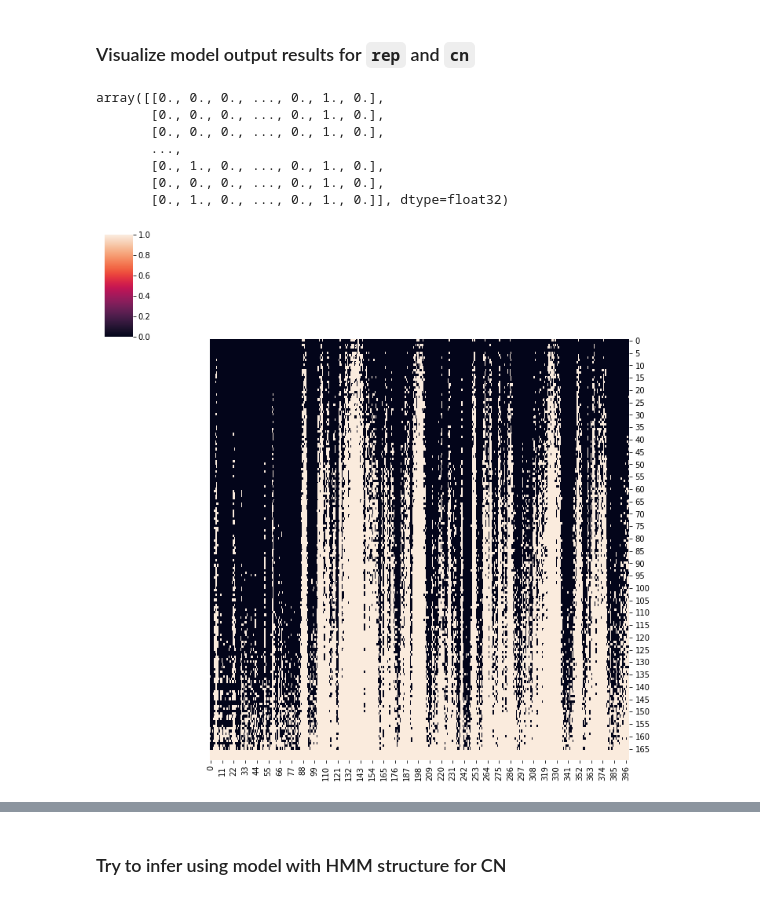
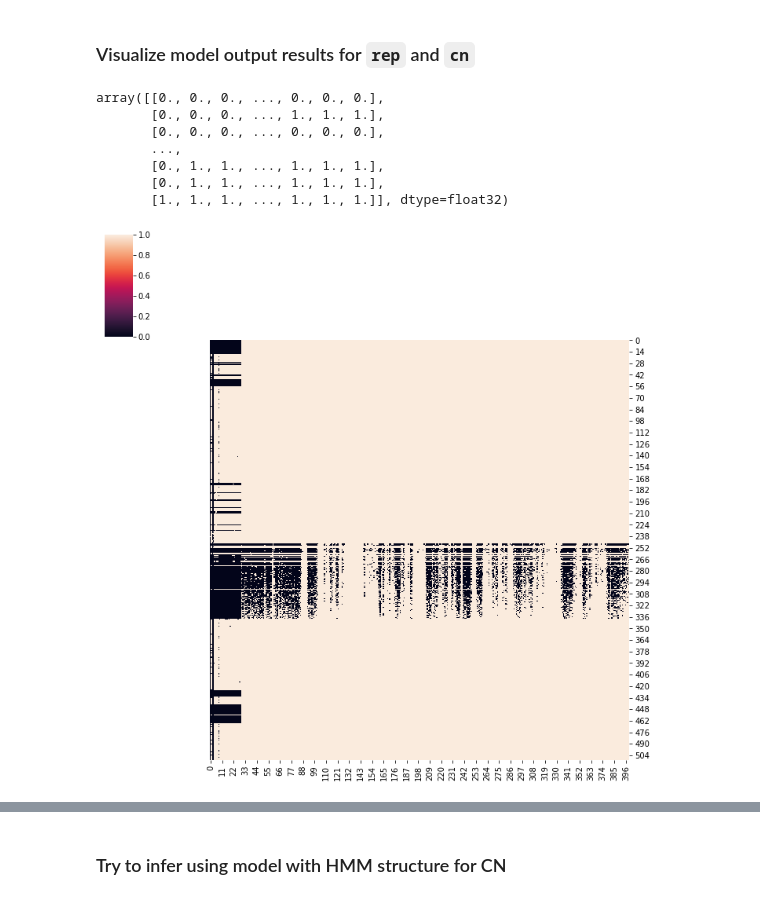
Before and after one commit to shahcompbio/scdna_replication_tools, a Jupyter notebook: notebooks/simulate_s_simple_inference.ipynb, the cells around one changed output, grey strips where cells are left out. Drawn from its saved outputs; the diff is of its cells as text; code cells hidden in the pictures.

Commit message:
a cell-specific phase parameter doesn't seem to classify s-phase cells well

```diff
--- a/notebooks/simulate_s_simple_inference.ipynb
+++ b/notebooks/simulate_s_simple_inference.ipynb
@@ -254,3 +538,12 @@ reads = samples.nodes['reads']['value']
+# %%
+# come up with initialization for phase probabilities
+# cheating to start: going to say that G1 and G2 phase cells start at 0.1 and S-phase cells start at 0.9
+p_phase_init = torch.ones(num_cells) * 0.1
+p_phase_init[:int(num_cells/3)] = 0.9
+# %%
+# make cn priors based on new cn
+cn_prior = make_cn_prior(cn)
+diploid_cn_prior = make_diploid_prior(cn)
 # %%
 # Visualize one cell and matrix
 
@@ -389,6 +682,7 @@ def manhattan_binarization(X, MEAN_GAP_THRESH=0.7, EARLY_S_SKEW_THRESH=0.2, LATE
 
     return cell_rt, frac_rt
 # %%
+t_init = torch.zeros(num_cells)
 t_alpha_prior = torch.zeros(num_cells)
 t_beta_prior = torch.zeros(num_cells)
 gamma = 6
@@ -398,16 +692,10 @@ for i in range(num_cells):
     cell_rep_profile = rep[:, i]
 
     X = cell_profile.numpy().reshape(-1, 1)
-#     gmm2 = GaussianMixture(n_components=2).fit(X)
-#     y_pred2 = gmm2.predict(X)
-
-#     # make sure state==1 represents replicated and state==0 unreplicated
-#     if gmm2.means_[0] > gmm2.means_[1]:
-#         y_pred2 = np.abs(y_pred2 - 1)
-
     y_pred2, t_guess = manhattan_binarization(X)
 
-#     t_guess = sum(y_pred2) / len(y_pred2)
+    t_init[i] = t_guess
+
     alpha = t_guess * gamma
     beta = gamma - alpha
     t_alpha_prior[i] = alpha
@@ -473,10 +740,14 @@ conditioned_model = poutine.condition(
 #         'nb_r': nb_r,
 #         'cn': cn,
 #         'u': u
+#         'beta_means': beta_means_fit,
+#         'beta_stds': beta_stds_fit
     })
 
 guide = AutoDelta(
-    poutine.block(conditioned_model, expose=['a', 'u', 't', 'nb_r', 'rt', 'cn_prob'], hide=['rep', 'cn']),
+    poutine.block(conditioned_model,
+                  expose=['a', 'u', 't', 'nb_r', 'rt', 'cn_prob', 'betas', 'beta_means', 'beta_stds'],
+                  hide=['rep', 'cn'])
 )
 svi = SVI(conditioned_model, guide, optim, loss=elbo)
 # %%
@@ -532,28 +809,28 @@ plt.title('Convergence of SVI');
 # %%
 
 # Plot replicated state
 
-guide_trace = poutine.trace(guide).get_trace(data=reads_norm, cn_prior=diploid_cn_prior, t_alpha_prior=t_alpha_prior, t_beta_prior=t_beta_prior)
+guide_trace = poutine.trace(guide).get_trace(gc, data=reads_norm, cn_prior=diploid_cn_prior, t_init=t_init, p_phase_init=p_phase_init)
 trained_model = poutine.replay(conditioned_model, trace=guide_trace)
 
 inferred_model = infer_discrete(
     trained_model, temperature=0,
     first_available_dim=-3)
-trace = poutine.trace(inferred_model).get_trace(data=reads_norm, cn_prior=diploid_cn_prior, t_alpha_prior=t_alpha_prior, t_beta_prior=t_beta_prior)
+trace = poutine.trace(inferred_model).get_trace(gc, data=reads_norm, cn_prior=diploid_cn_prior, t_init=t_init, p_phase_init=p_phase_init)
 
 sns.clustermap(trace.nodes["rep"]["value"].numpy().astype(float).T[np.argsort(t), :],
                col_cluster=False, row_cluster=False)
 
 trace.nodes["rep"]["value"].numpy()
 # %% [output]
-array([[0., 0., 0., ..., 0., 1., 0.],
-       [0., 0., 0., ..., 0., 1., 0.],
-       [0., 0., 0., ..., 0., 1., 0.],
+array([[0., 0., 0., ..., 0., 0., 0.],
+       [0., 0., 0., ..., 1., 1., 1.],
+       [0., 0., 0., ..., 0., 0., 0.],
        ...,
-       [0., 1., 0., ..., 0., 1., 0.],
-       [0., 0., 0., ..., 0., 1., 0.],
-       [0., 1., 0., ..., 0., 1., 0.]], dtype=float32)
+       [0., 1., 1., ..., 1., 1., 1.],
+       [0., 1., 1., ..., 1., 1., 1.],
+       [1., 1., 1., ..., 1., 1., 1.]], dtype=float32)
-[figure, old version]
+[figure, new version]
 # %%
 sns.clustermap(trace.nodes["cn"]["value"].numpy().astype(float).T[np.argsort(t), :],
                col_cluster=False, row_cluster=False)
```
Also changed, not shown: parts of 99 cells of this notebook.
